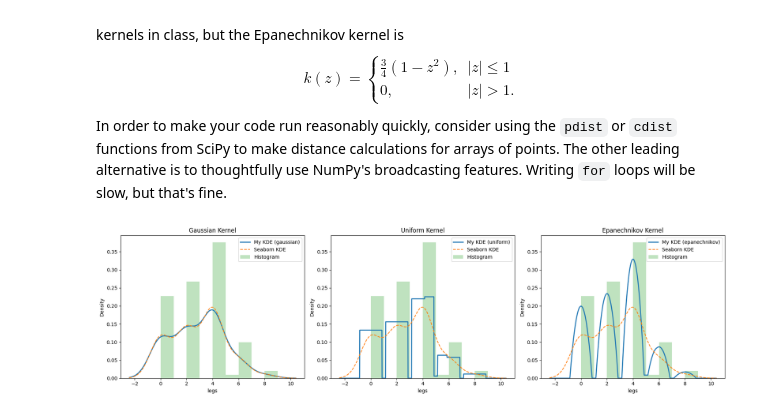
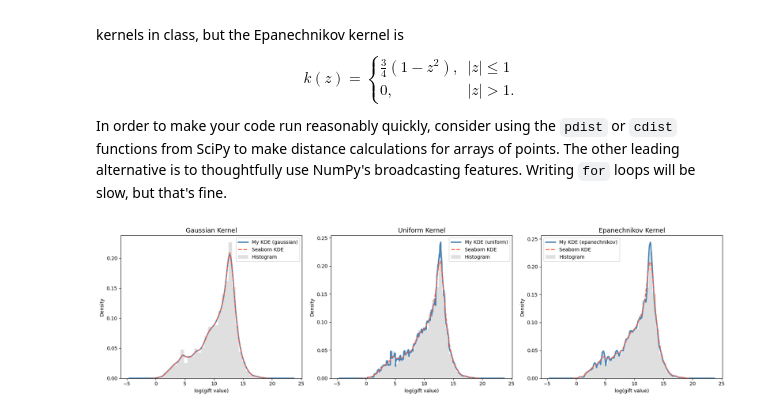
Before and after one commit to allyoshea/KNN, a Jupyter notebook: assignment/assignment.ipynb, the cells around one changed output. Saved outputs shown, nothing was run; the diff lists cells and outputs as text; code cells hidden in the pictures.

```diff
--- a/assignment/assignment.ipynb
+++ b/assignment/assignment.ipynb
@@ -559,93 +559,84 @@ import matplotlib.pyplot as plt
 import seaborn as sns
 from scipy.spatial.distance import cdist
 
-
-# KDE function using cdist
 def my_kde(data, kernel='gaussian', bandwidth=None, grid_points=1000):
     """
-    Kernel density estimate using cdist for distance calculation.
+    Custom kernel density estimate using cdist for efficient pairwise distances.
 
     Parameters:
     - data: Pandas Series or NumPy array
-    - kernel: 'gaussian', 'uniform', 'epanechnikov'
-    - bandwidth: float, optional. Default = Silverman plug-in
-    - grid_points: number of points to evaluate KDE
+    - kernel: 'gaussian', 'uniform', or 'epanechnikov' (default: 'gaussian')
+    - bandwidth: float, optional. Default uses Silverman's plug-in rule
+    - grid_points: number of x-axis evaluation points (default: 1000)
 
     Returns:
-    - x_grid: evaluation points
-    - density: density estimates at x_grid
+    - x_grid: array of evaluation points
+    - density: estimated density at each point in x_grid
     """
 
-    # convert to numpy array if pandas series
+    # pandas to numpy
     if isinstance(data, pd.Series):
         data = data.values
-
-    # remove NaNs
+    # drop nans
     data = data[~np.isnan(data)]
     n = len(data)
 
-    # Silverman bandwidth if not given
+    # silverman rule: h = 1.06 * sigma * n^(-1/5)
     if bandwidth is None:
         sigma = np.std(data, ddof=1)
-        bandwidth = 1.06 * sigma * n**(-1/5)
+        bandwidth = 1.06 * sigma * (n ** (-1/5))
 
-    # kernel functions
+    # kernel functions, z is already scaled by bandwidth
     def gauss(z):
-        return (1/np.sqrt(2*np.pi)) * np.exp(-0.5 * z**2)
+        return (1 / np.sqrt(2 * np.pi)) * np.exp(-0.5 * z**2)
 
     def uniform(z):
-        return np.where(np.abs(z) <= 1, 0.5, 0)
+        return np.where(np.abs(z) <= 1, 0.5, 0.0)
 
     def epanech(z):
-        return np.where(np.abs(z) <= 1, 0.75 * (1 - z**2), 0)
+        return np.where(np.abs(z) <= 1, 0.75 * (1 - z**2), 0.0)
 
-    # choose kernel
-    if kernel == 'gaussian':
-        kern = gauss
-    elif kernel == 'uniform':
-        kern = uniform
-    elif kernel == 'epanechnikov':
-        kern = epanech
-    else:
-        raise ValueError("Kernel must be gaussian, uniform, or epanechnikov")
+    kernels = {'gaussian': gauss, 'uniform': uniform, 'epanechnikov': epanech}
+    if kernel not in kernels:
+        raise ValueError(f"kernel must be one of {list(kernels.keys())}")
+    kern = kernels[kernel]
 
-    # define grid
-    dr = data.max() - data.min()
-    x_grid = np.linspace(data.min() - 0.3*dr, data.max() + 0.3*dr, grid_points)
+    # grid extends 30% past data range so tails aren't cut off
+    data_range = data.max() - data.min()
+    x_grid = np.linspace(
+        data.min() - 0.3 * data_range,
+        data.max() + 0.3 * data_range,
+        grid_points
+    )
 
-    # calculate pairwise distance
-    # cdist computes |x_grid_i - data_j|
-    distances = cdist(x_grid[:, None], data[:, None], metric='euclidean') / bandwidth  #used cdist and graphs looked terrible and were so off lol
-    #simple cdist is working for gaussian but making weird bars for unfiorm and huge amplitudes for epinchov
-    # apply kernel and sum across data points
+    # cdist gives shape (grid_points, n), divide by h to scale to z-values
+    distances = cdist(x_grid[:, None], data[:, None], metric='euclidean') / bandwidth
+
+    # f(x) = (1/nh) * sum K((x - xi) / h)
     density = kern(distances).sum(axis=1) / (n * bandwidth)
 
     return x_grid, density
 
 
-# Load class dataset (Zoo)
+df = pd.read_csv('ForeignGifts_edu.csv')
+gift_col = 'Foreign Gift Amount'  # update to actual column name
+raw = df[gift_col].dropna()
+raw = raw[raw > 0]  # drop zeros before log
+data_series = np.log1p(raw)  # log so it's not super skewed
 
-df = pd.read_csv('/content/zoo.csv')  # replace path if needed
-data_col = 'legs'  # numeric column to test
-data_class = df[data_col]
-
-
-# Plot KDEs with comparison
-
-fig, axes = plt.subplots(1, 3, figsize=(18,5))
+fig, axes = plt.subplots(1, 3, figsize=(18, 5))
 
 for i, k in enumerate(['gaussian', 'uniform', 'epanechnikov']):
-    x_grid, dens = my_kde(data_class, kernel=k)
-    axes[i].plot(x_grid, dens, label=f'My KDE ({k})', lw=2)
-    sns.kdeplot(data_class, ax=axes[i], label='Seaborn KDE', linestyle='--')
-    axes[i].hist(data_class, bins=range(int(data_class.min()), int(data_class.max())+2),
-                 density=True, alpha=0.3, label='Histogram')
-    axes[i].set_title(f'{k.capitalize()} Kernel')
+    x_grid, dens = my_kde(data_series, kernel=k)
+    axes[i].plot(x_grid, dens, label=f'My KDE ({k})', lw=2.5, color='steelblue')
+    sns.kdeplot(data_series, ax=axes[i], label='Seaborn KDE', linestyle='--', color='tomato', lw=2)
+    axes[i].hist(data_series, bins=30, density=True, alpha=0.25, color='gray', label='Histogram')
+    axes[i].set_title(f'{k.capitalize()} Kernel', fontsize=13)
     axes[i].legend()
-    axes[i].set_xlabel(data_col)
+    axes[i].set_xlabel('log(gift value)')
     axes[i].set_ylabel('Density')
 
 plt.tight_layout()
 plt.show()
 # %% [output]
-[figure, old version]
+[figure, new version]
```
